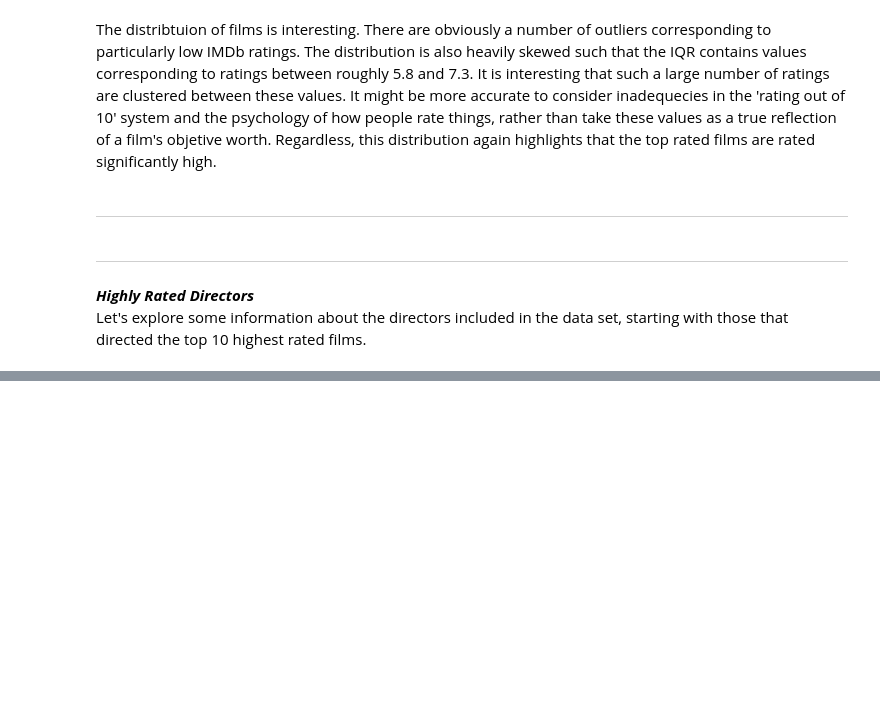
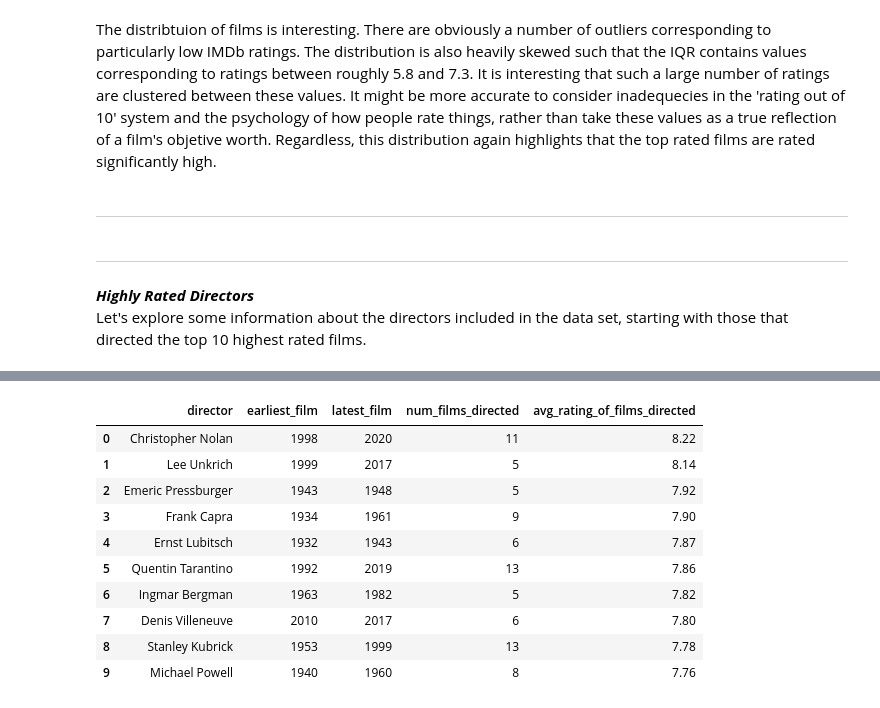
Before and after one commit to AlexBeaty/IMDb_analysis, a Jupyter notebook: IMDb_analysis.ipynb, the cells around one changed output, grey strips where cells are left out. Cells and saved outputs as stored; diff of their text form; code cells hidden in the pictures; blank space fills up the shorter version.

Commit message:
began work on analysis of directors

```diff
--- a/IMDb_analysis.ipynb
+++ b/IMDb_analysis.ipynb
@@ -154,0 +188,27 @@ __*Highly Rated Directors*__
+# %%
+avg_rat_film_by_dir = '''
+    select n.name as director, min(m.year) as earliest_film, max(m.year) as latest_film, count(*) as num_films_directed, round(avg(m.avg_vote)::numeric, 2) as avg_rating_of_films_directed
+    from movies m
+    join title_principals t
+    on m.imdb_title_id = t.imdb_title_id
+    join names n
+    on n.imdb_name_id = t.imdb_name_id
+    where t.category = 'director' and m.language like '%English%' and m.votes > 5000
+    group by n.name
+    having count(*) >= 5
+    order by avg(m.avg_vote) desc;
+'''
+df = query_db(avg_rat_film_by_dir, params)
+df[:10]
+# %% [output]
+|  | director | earliest_film | latest_film | num_films_directed | avg_rating_of_films_directed |
+| 0 | Christopher Nolan | 1998 | 2020 | 11 | 8.22 |
+| 1 | Lee Unkrich | 1999 | 2017 | 5 | 8.14 |
+| 2 | Emeric Pressburger | 1943 | 1948 | 5 | 7.92 |
+| 3 | Frank Capra | 1934 | 1961 | 9 | 7.90 |
+| 4 | Ernst Lubitsch | 1932 | 1943 | 6 | 7.87 |
+| 5 | Quentin Tarantino | 1992 | 2019 | 13 | 7.86 |
+| 6 | Ingmar Bergman | 1963 | 1982 | 5 | 7.82 |
+| 7 | Denis Villeneuve | 2010 | 2017 | 6 | 7.80 |
+| 8 | Stanley Kubrick | 1953 | 1999 | 13 | 7.78 |
+| 9 | Michael Powell | 1940 | 1960 | 8 | 7.76 |
```
Also changed, not shown: parts of 6 cells of this notebook.
